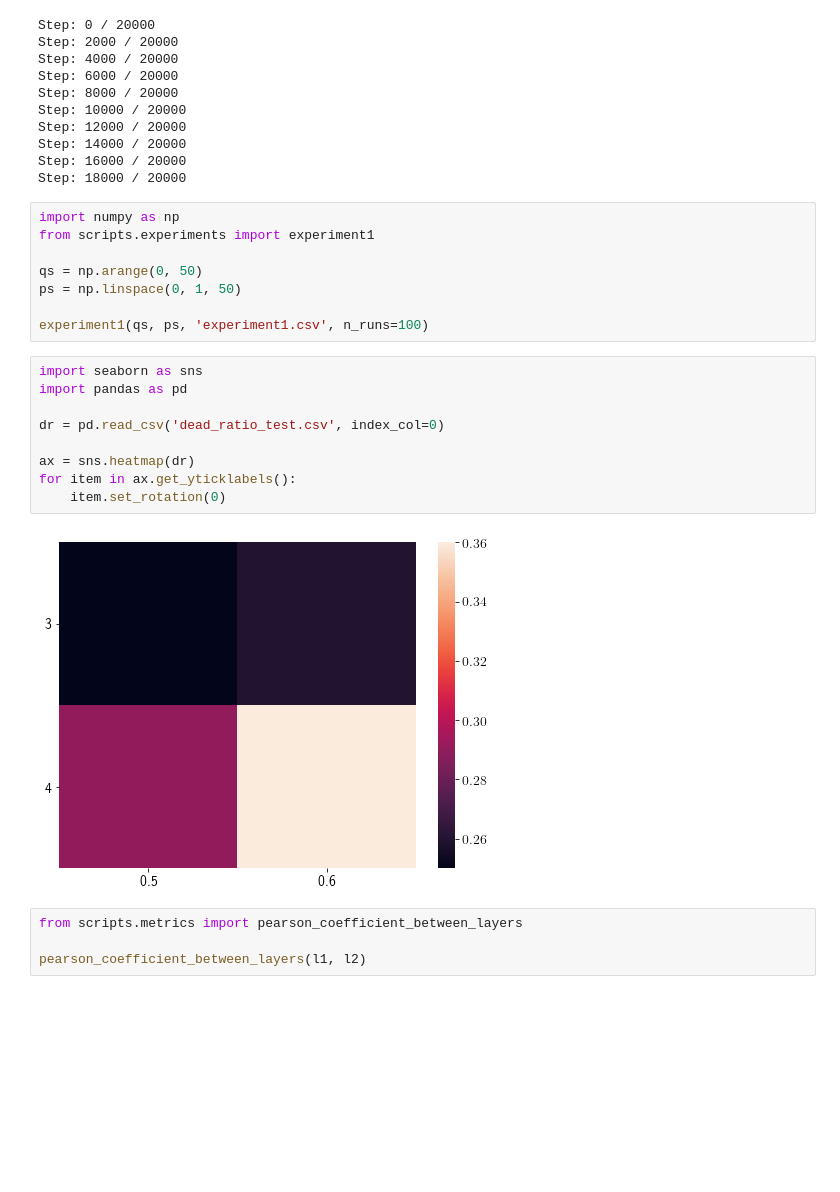
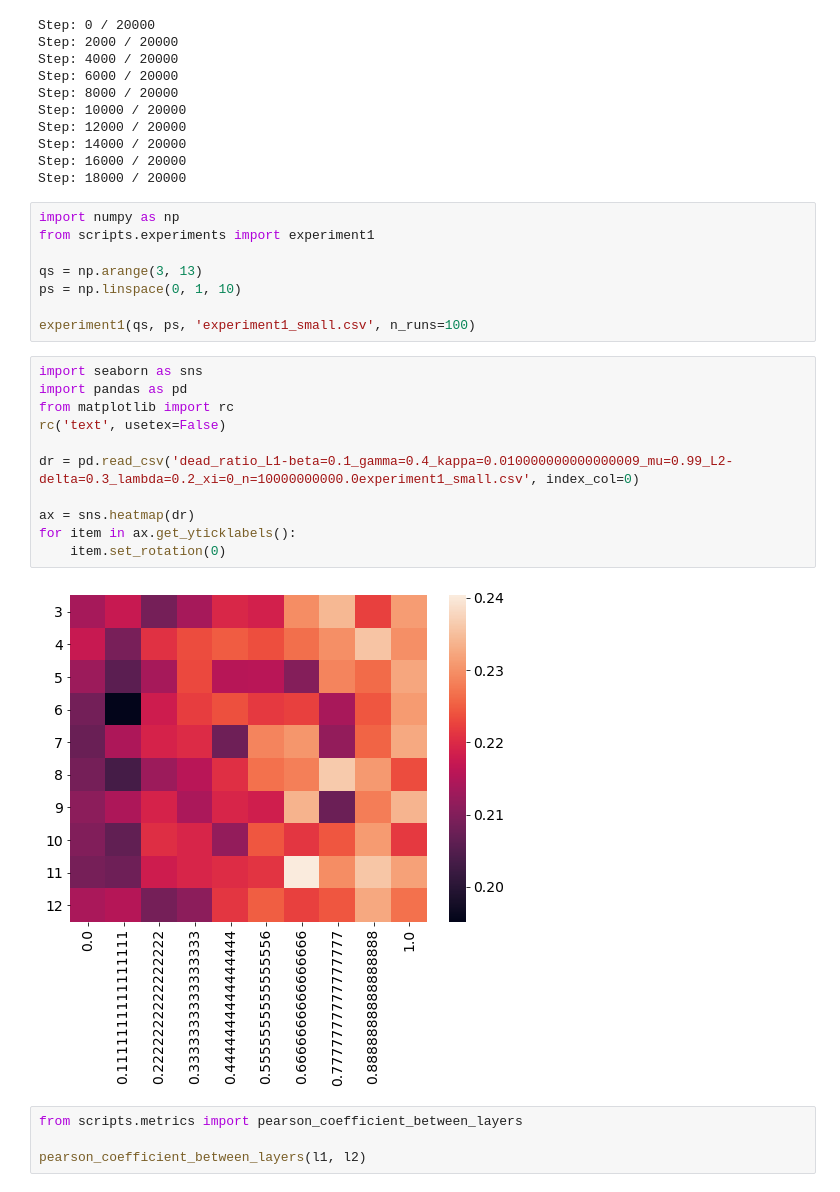
Before and after one commit to robertjankowski/social-media-influence-on-covid-pandemic, a Jupyter notebook: notebooks/covid_tests.ipynb, the cells around one changed output. Cells and saved outputs as stored; diff of their text form; blank space fills up the shorter version.

Commit message:
added results from experiment 1

```diff
--- a/notebooks/covid_tests.ipynb
+++ b/notebooks/covid_tests.ipynb
@@ -33,21 +38,23 @@ Step: 18000 / 20000
 import numpy as np
 from scripts.experiments import experiment1
 
-qs = np.arange(0, 50)
-ps = np.linspace(0, 1, 50)
+qs = np.arange(3, 13)
+ps = np.linspace(0, 1, 10)
 
-experiment1(qs, ps, 'experiment1.csv', n_runs=100)
+experiment1(qs, ps, 'experiment1_small.csv', n_runs=100)
 # %%
 import seaborn as sns
 import pandas as pd
+from matplotlib import rc
+rc('text', usetex=False)
 
-dr = pd.read_csv('dead_ratio_test.csv', index_col=0)
+dr = pd.read_csv('dead_ratio_L1-beta=0.1_gamma=0.4_kappa=0.010000000000000009_mu=0.99_L2-delta=0.3_lambda=0.2_xi=0_n=10000000000.0experiment1_small.csv', index_col=0)
 
 ax = sns.heatmap(dr)
 for item in ax.get_yticklabels():
     item.set_rotation(0)
 # %% [output]
-[figure, old version]
+[figure, new version]
 # %%
 from scripts.metrics import pearson_coefficient_between_layers
 
```
Also changed, not shown: parts of 1 cell of this notebook, 17 other files.
